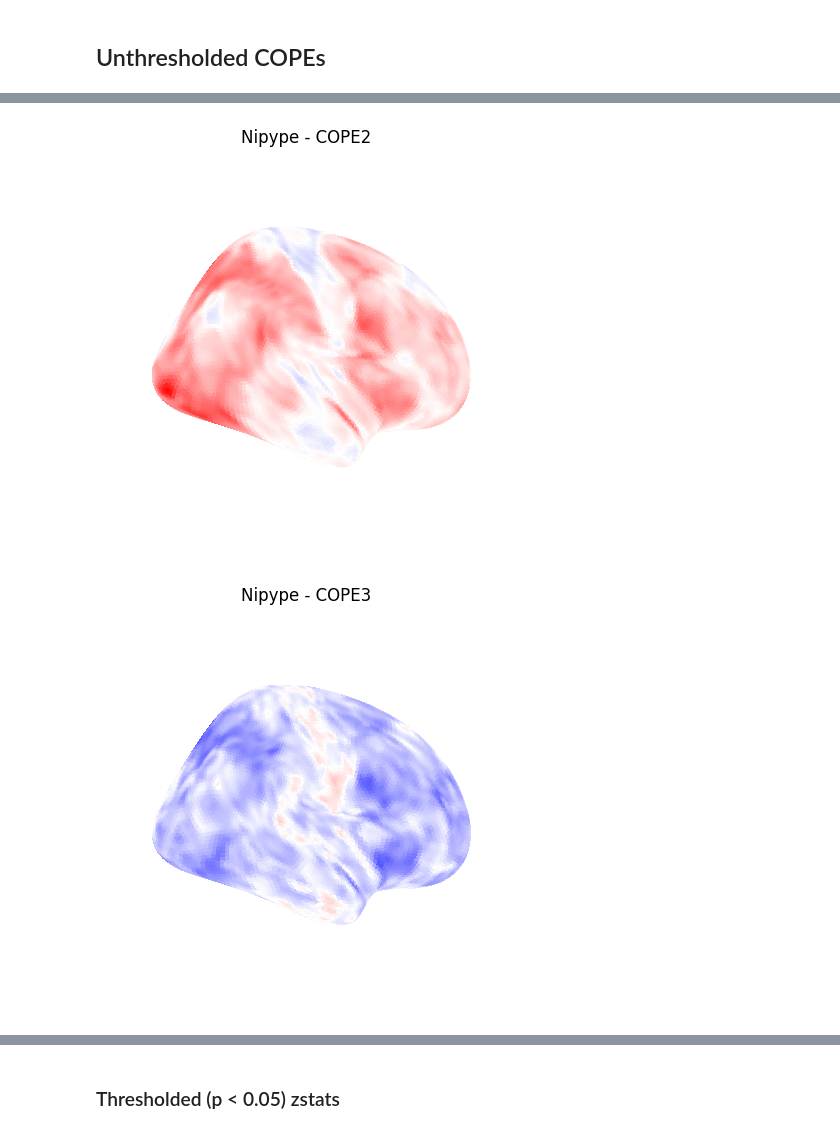
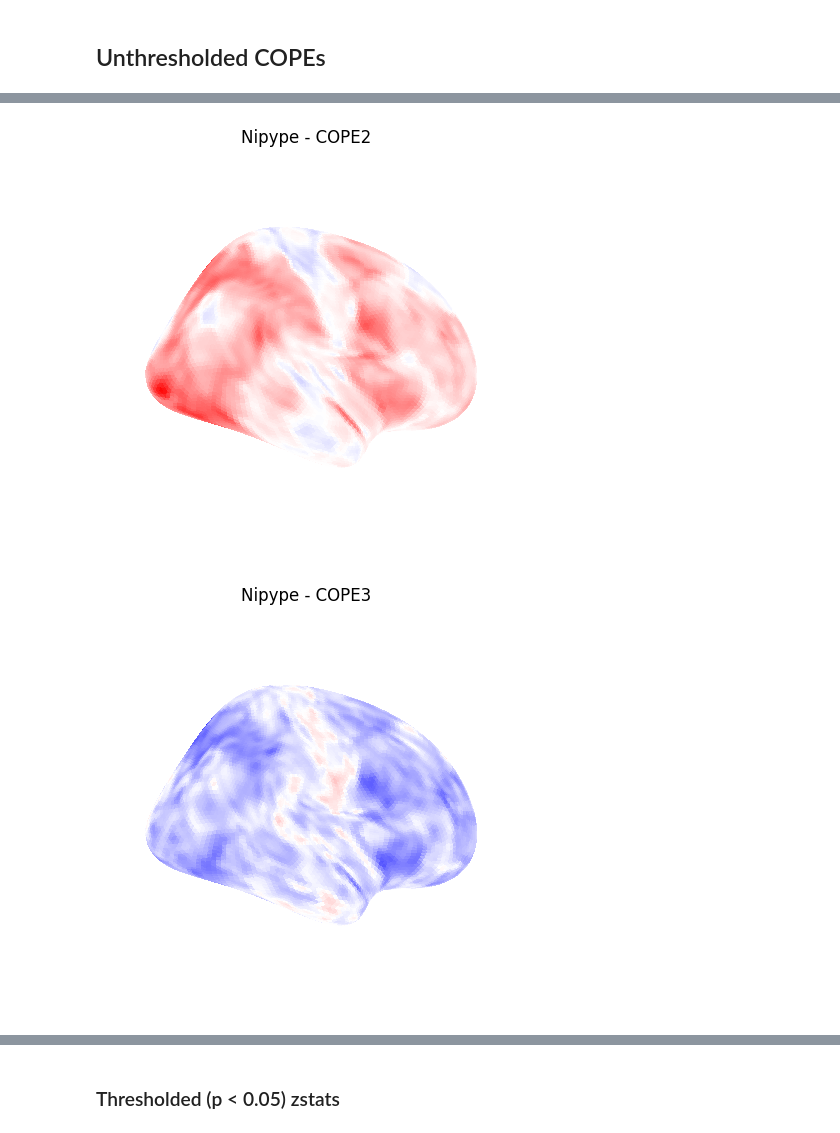
Before and after one commit to kylemaps/neurodeskedu, a Jupyter notebook: books/examples/functional_imaging/fsl_all_levels_flanker_nipype.ipynb, the cells around one changed output, grey strips where cells are left out. Cells and saved outputs as stored; diff of their text form; code cells hidden in the pictures.

```diff
--- a/books/examples/functional_imaging/fsl_all_levels_flanker_nipype.ipynb
+++ b/books/examples/functional_imaging/fsl_all_levels_flanker_nipype.ipynb
@@ -1294,7 +1280,7 @@ nipype_cope4 = './output_level3/level3_results/contrast_4/stats_dir/_contr_id_4/
 t_nipype_cope1 = surface.vol_to_surf(nipype_cope1, fsaverage.pial_right)
 plotting.plot_surf_stat_map(
         fsaverage.infl_right, t_nipype_cope1, hemi='right',
-        title="Nipype - COPE1", colorbar=False,  darkness=None,
+        title="Nipype - COPE1", colorbar=False,
         cmap = 'bwr', bg_map=fsaverage.sulc_right)
 plt.show()
 
@@ -1302,7 +1288,7 @@ plt.show()
 t_nipype_cope2 = surface.vol_to_surf(nipype_cope2, fsaverage.pial_right)
 plotting.plot_surf_stat_map(
         fsaverage.infl_right, t_nipype_cope2, hemi='right',
-        title="Nipype - COPE2", colorbar=False, darkness=None,
+        title="Nipype - COPE2", colorbar=False,
         cmap = 'bwr', bg_map=fsaverage.sulc_right)
 plt.show()
 
@@ -1310,7 +1296,7 @@ plt.show()
 t_nipype_cope3 = surface.vol_to_surf(nipype_cope3, fsaverage.pial_right)
 plotting.plot_surf_stat_map(
         fsaverage.infl_right, t_nipype_cope3, hemi='right',
-        title="Nipype - COPE3", colorbar=False, darkness=None,
+        title="Nipype - COPE3", colorbar=False,
         cmap = 'bwr', bg_map=fsaverage.sulc_right)
 plt.show()
 
@@ -1318,7 +1304,7 @@ plt.show()
 t_nipype_cope4 = surface.vol_to_surf(nipype_cope4, fsaverage.pial_right)
 plotting.plot_surf_stat_map(
         fsaverage.infl_right, t_nipype_cope4, hemi='right',
-        title="Nipype - COPE4", colorbar=False, darkness=None,
+        title="Nipype - COPE4", colorbar=False,
         cmap = 'bwr', bg_map=fsaverage.sulc_right)
 plt.show()
 # %% [output]
@@ -1326,2 +1312,2 @@ plt.show()
-[figure, old version]
+[figure, new version]
-[figure, old version]
+[figure, new version]
```
Also changed, not shown: parts of 8 cells of this notebook, 1 other file.
